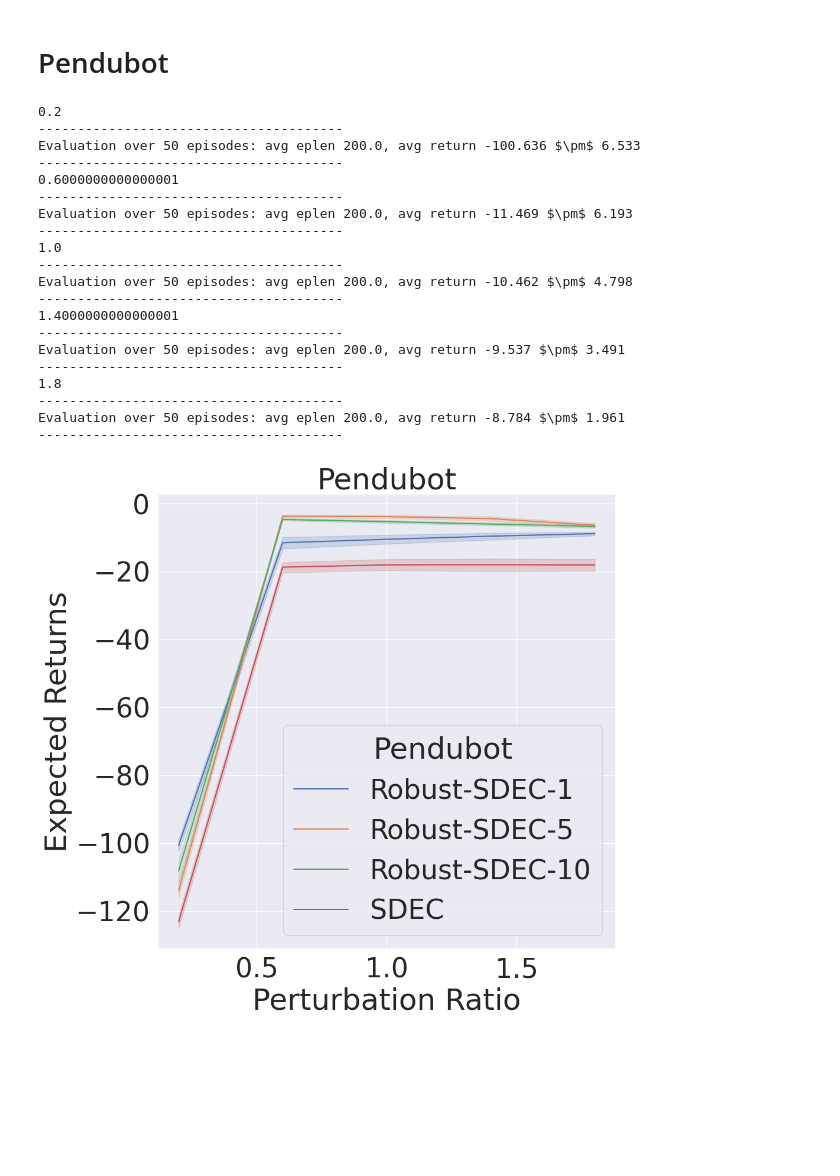
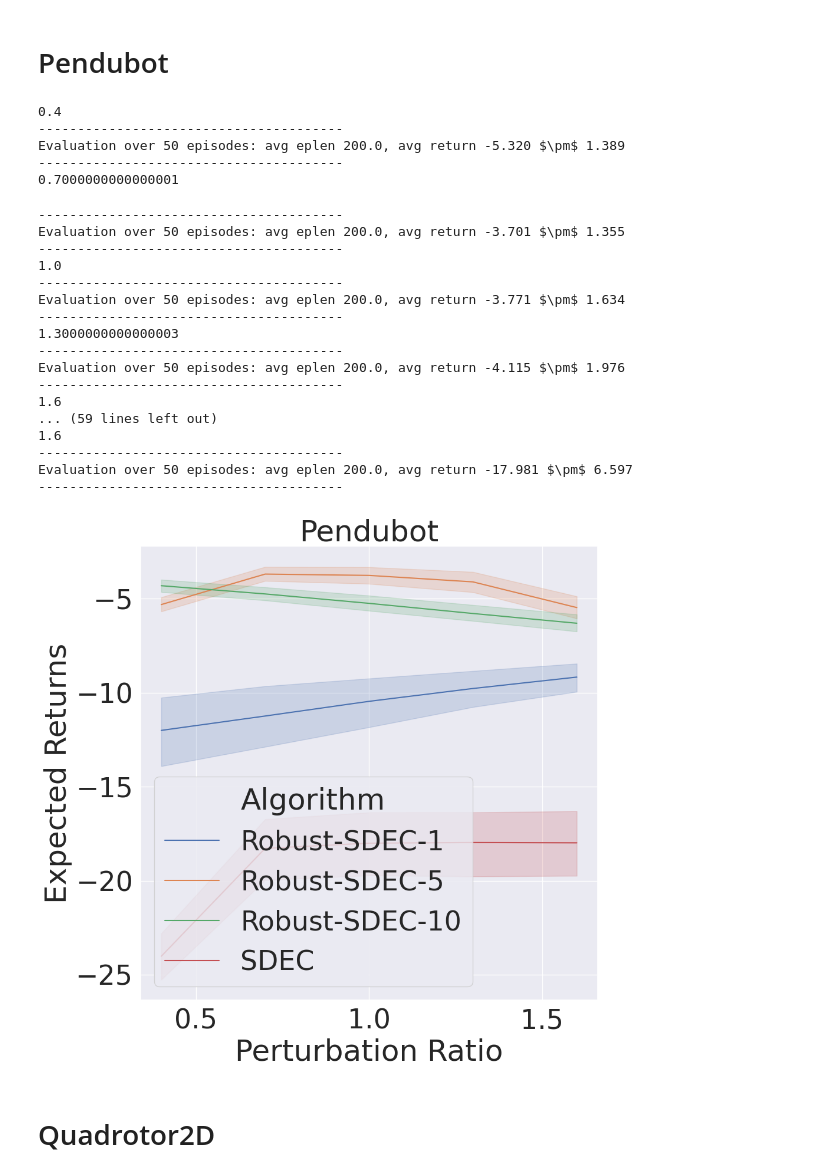
Before and after one commit to mahaitongdae/lvrep-rl-cloned, a Jupyter notebook: eval_robust.ipynb, the cells around one changed output. Saved outputs shown, nothing was run; the diff lists cells and outputs as text; code cells hidden in the pictures; blank space fills up the shorter version.

```diff
--- a/eval_robust.ipynb
+++ b/eval_robust.ipynb
@@ -38,13 +35,13 @@ df_common['Algorithm'] = 'SDEC'
 df_robust_5['Algorithm'] = 'Robust-SDEC-2.0'
 df_robust_10['Algorithm'] = 'Robust-SDEC-5.0'
 df_robust_1['Algorithm'] = 'Robust-SDEC-0.5'
-df_common['rets'] = df_common['rets']
+df_common['rets'] = df_common['rets'] - 100
 import pandas as pd
 import seaborn as sns
 import matplotlib.pyplot as plt
 df = pd.concat([df_robust_1, df_robust_5, df_robust_10, df_common], ignore_index=True)
 plt.figure(figsize=[10,10])
-sns.set(font_scale=2.5)
+sns.set(font_scale=3)
 sns.lineplot(data=df, x='m', y='rets', hue='Algorithm')
 plt.title('Pendulum')
 plt.xlabel('Perturbation Ratio')
@@ -171,47 +169,51 @@ import pandas as pd
 
 from eval_v2_robust import eval_robust
 
-# df_robust_5 = eval_robust('/home/haitong/PycharmProjects/lvrep-rl-cloned/log/Pendubot-v0_sigma_0.0_rew_scale_3.0_reward_lqr/rfsac_robust_True_nystrom_False_rf_num_4096_learn_rf_False/seed_1_radius_5.0_2024-05-17-11-38-19_adjust_norm')
-# df_robust_10 = eval_robust('/home/haitong/PycharmProjects/lvrep-rl-cloned/log/Pendubot-v0_sigma_0.0_rew_scale_3.0_reward_lqr/rfsac_robust_True_nystrom_False_rf_num_4096_learn_rf_False/seed_1_radius_10.0_2024-05-17-12-24-31_adjust_norm')
+df_robust_5 = eval_robust('/home/haitong/PycharmProjects/lvrep-rl-cloned/log/Pendubot-v0_sigma_0.0_rew_scale_3.0_reward_lqr/rfsac_robust_True_nystrom_False_rf_num_4096_learn_rf_False/seed_1_radius_5.0_2024-05-17-11-38-19_adjust_norm')
+df_robust_10 = eval_robust('/home/haitong/PycharmProjects/lvrep-rl-cloned/log/Pendubot-v0_sigma_0.0_rew_scale_3.0_reward_lqr/rfsac_robust_True_nystrom_False_rf_num_4096_learn_rf_False/seed_1_radius_10.0_2024-05-17-12-24-31_adjust_norm')
 df_robust_1 = eval_robust(
     '/home/haitong/PycharmProjects/lvrep-rl-cloned/log/Adata4plot_robust/Pendubot/rfsac_robust_True_nystrom_False_rf_num_4096_learn_rf_False/seed_1_radius_1.0_2024-05-17-13-10-28_adjust_norm')
-# df_common = eval_robust('/home/haitong/PycharmProjects/lvrep-rl-cloned/log/Pendubot-v0_sigma_0.0_rew_scale_3.0_reward_lqr/rfsac_robust_False_nystrom_False_rf_num_4096_learn_rf_False/seed_1_radius_1.0_2024-05-17-10-58-13_adjust_norm')
+df_common = eval_robust('/home/haitong/PycharmProjects/lvrep-rl-cloned/log/Pendubot-v0_sigma_0.0_rew_scale_3.0_reward_lqr/rfsac_robust_False_nystrom_False_rf_num_4096_learn_rf_False/seed_1_radius_1.0_2024-05-17-10-58-13_adjust_norm')
 # %% [output]
-0.2
+0.4
 ---------------------------------------
-Evaluation over 50 episodes: avg eplen 200.0, avg return -100.636 $\pm$ 6.533
+Evaluation over 50 episodes: avg eplen 200.0, avg return -5.320 $\pm$ 1.389
 ---------------------------------------
-0.6000000000000001
----------------------------------------
-Evaluation over 50 episodes: avg eplen 200.0, avg return -11.469 $\pm$ 6.193
----------------------------------------
-1.0
----------------------------------------
-Evaluation over 50 episodes: avg eplen 200.0, avg return -10.462 $\pm$ 4.798
----------------------------------------
-1.4000000000000001
----------------------------------------
-Evaluation over 50 episodes: avg eplen 200.0, avg return -9.537 $\pm$ 3.491
----------------------------------------
-1.8
----------------------------------------
-Evaluation over 50 episodes: avg eplen 200.0, avg return -8.784 $\pm$ 1.961
----------------------------------------
+0.7000000000000001
+---------------------------------------
+Evaluation over 50 episodes: avg eplen 200.0, avg return -3.701 $\pm$ 1.355
+---------------------------------------
+1.0
+---------------------------------------
+Evaluation over 50 episodes: avg eplen 200.0, avg return -3.771 $\pm$ 1.634
+---------------------------------------
+1.3000000000000003
+---------------------------------------
+Evaluation over 50 episodes: avg eplen 200.0, avg return -4.115 $\pm$ 1.976
+---------------------------------------
+1.6
+... (59 lines left out)
+1.6
+---------------------------------------
+Evaluation over 50 episodes: avg eplen 200.0, avg return -17.981 $\pm$ 6.597
+---------------------------------------
 # %%
 df_common['Algorithm'] = 'SDEC'
-df_robust['Algorithm'] = 'Robust-SDEC-5'
+df_robust_5['Algorithm'] = 'Robust-SDEC-5'
 df_robust_10['Algorithm'] = 'Robust-SDEC-10'
 df_robust_1['Algorithm'] = 'Robust-SDEC-1'
 import pandas as pd
 import seaborn as sns
 import matplotlib.pyplot as plt
-df = pd.concat([df_robust_1, df_robust, df_robust_10, df_common], ignore_index=True)
+df = pd.concat([df_robust_1, df_robust_5, df_robust_10, df_common], ignore_index=True)
 plt.figure(figsize=[10,10])
 sns.set(font_scale=3)
-sns.lineplot(data=df, x='m', y='rets', hue='Pendubot')
+sns.lineplot(data=df, x='m', y='rets', hue='Algorithm')
 plt.title('Pendubot')
 plt.xlabel('Perturbation Ratio')
 plt.ylabel('Expected Returns')
 plt.savefig('./log/Adata4plot_robust/pendubot_robust.pdf')
 # %% [output]
-[figure, old version]
+[figure, new version]
+# %% [markdown]
+# Quadrotor2D
```
Also changed, not shown: parts of 6 cells of this notebook, 4 other files.
